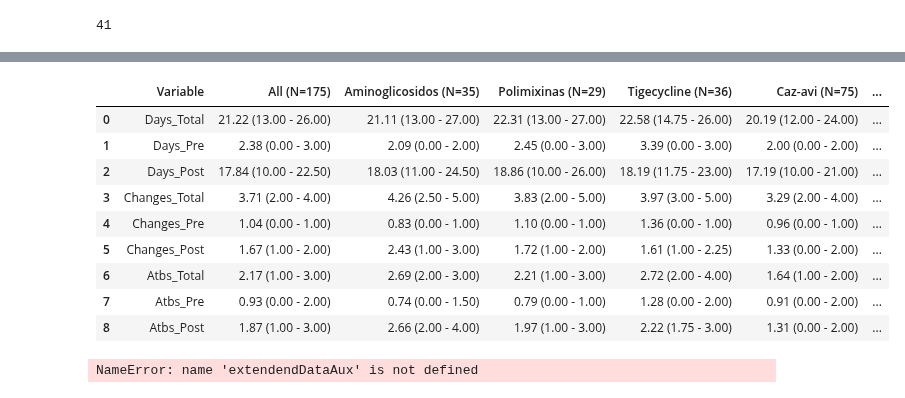
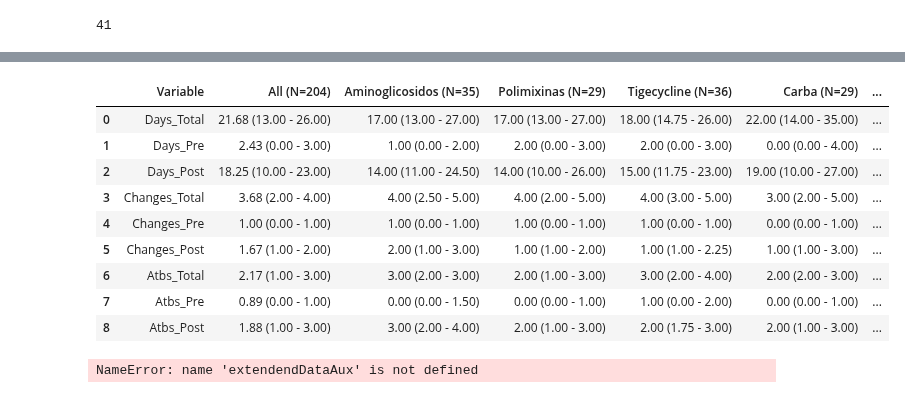
Before and after one commit to JuantonioMS/pystats_utils_base, a Jupyter notebook: plot.ipynb, the cells around one changed output, grey strips where cells are left out. Saved outputs shown, nothing was run; the diff lists cells and outputs as text; code cells hidden in the pictures.

```diff
--- a/plot.ipynb
+++ b/plot.ipynb
@@ -19,6 +19,8 @@ groups = {"Amikacin"    : "Aminoglicosidos",
           "Tigecycline" : "Tigecycline",
           "Colistin"    : "Polimixinas",
           "Polymyxin"   : "Polimixinas",
+          "Meropenem"   : "Carba",
+          "Ertapenem"   : "Carba",
           "Caz-avi"     : "Caz-avi"}
 
 result = {key : {time : {group : [] for group in groups.values()} for time in times} for key in keys}
@@ -33,7 +35,7 @@ for patient in patients:
                                                                  days = False) for element in step if element != "None"]
 
 
-    if "Caz-avi" in allAtbs: count += 1
+    if "Caz-avi" in allaAtbs: count += 1
 
     for atb in groups:
         if atb in allaAtbs:
@@ -126,10 +128,12 @@ template = {"Variable"        : [],
             "Aminoglicosidos" : [],
             "Polimixinas"     : [],
             "Tigecycline"     : [],
+            "Carba"           : [],
             "Caz-avi"         : [],
             "Caz-avi vs. Aminoglicosidos" : [],
             "Caz-avi vs. Polimixinas"     : [],
-            "Caz-avi vs. Tigecycline"     : []}
+            "Caz-avi vs. Tigecycline"     : [],
+            "Caz-avi vs. Carba"     : []}
 
 for column in data:
 
@@ -151,9 +155,9 @@ for column in data:
                                                                  np.percentile(data[column], 25),
                                                                  np.percentile(data[column], 75)))
 
-        for group in ["Aminoglicosidos", "Polimixinas", "Tigecycline", "Caz-avi"]:
+        for group in ["Aminoglicosidos", "Polimixinas", "Tigecycline", "Carba", "Caz-avi"]:
 
-            template[group].append("{:.2f} ({:.2f} - {:.2f})".format(np.mean(data[data["group"] == group][column]),
+            template[group].append("{:.2f} ({:.2f} - {:.2f})".format(np.median(data[data["group"] == group][column]),
                                                                      np.percentile(data[data["group"] == group][column], 25),
                                                                      np.percentile(data[data["group"] == group][column], 75)))
 
@@ -163,6 +167,7 @@ for column in data:
                 if "Aminoglicosidos" in pvalue: template["Caz-avi vs. Aminoglicosidos"].append("{:.3f}".format(result.pvalue[pvalue]))
                 if "Polimixinas" in pvalue: template["Caz-avi vs. Polimixinas"].append("{:.3f}".format(result.pvalue[pvalue]))
                 if "Tigecycline" in pvalue: template["Caz-avi vs. Tigecycline"].append("{:.3f}".format(result.pvalue[pvalue]))
+                if "Carba" in pvalue: template["Caz-avi vs. Carba"].append("{:.3f}".format(result.pvalue[pvalue]))
 
 
 result = pd.DataFrame(template)
@@ -179,20 +184,21 @@ result = pd.DataFrame(template)
 # %%
-result.rename(columns = {"All" : f"All (N={len(data)})",
+result = result.rename(columns = {"All" : f"All (N={len(data)})",
                          "Aminoglicosidos" : f"Aminoglicosidos (N={len(data[data['group'] == 'Aminoglicosidos'])})",
                          "Polimixinas" : f"Polimixinas (N={len(data[data['group'] == 'Polimixinas'])})",
                          "Tigecycline" : f"Tigecycline (N={len(data[data['group'] == 'Tigecycline'])})",
+                         "Carba"       : f"Carba (N={len(data[data['group'] == 'Carba'])})",
                          "Caz-avi" : f"Caz-avi (N={len(data[data['group'] == 'Caz-avi'])})"})
 # %% [output]
-|  | Variable | All (N=175) | Aminoglicosidos (N=35) | Polimixinas (N=29) | Tigecycline (N=36) | Caz-avi (N=75) | ... |
-| 0 | Days_Total | 21.22 (13.00 - 26.00) | 21.11 (13.00 - 27.00) | 22.31 (13.00 - 27.00) | 22.58 (14.75 - 26.00) | 20.19 (12.00 - 24.00) | ... |
-| 1 | Days_Pre | 2.38 (0.00 - 3.00) | 2.09 (0.00 - 2.00) | 2.45 (0.00 - 3.00) | 3.39 (0.00 - 3.00) | 2.00 (0.00 - 2.00) | ... |
-| 2 | Days_Post | 17.84 (10.00 - 22.50) | 18.03 (11.00 - 24.50) | 18.86 (10.00 - 26.00) | 18.19 (11.75 - 23.00) | 17.19 (10.00 - 21.00) | ... |
-| 3 | Changes_Total | 3.71 (2.00 - 4.00) | 4.26 (2.50 - 5.00) | 3.83 (2.00 - 5.00) | 3.97 (3.00 - 5.00) | 3.29 (2.00 - 4.00) | ... |
-| 4 | Changes_Pre | 1.04 (0.00 - 1.00) | 0.83 (0.00 - 1.00) | 1.10 (0.00 - 1.00) | 1.36 (0.00 - 1.00) | 0.96 (0.00 - 1.00) | ... |
-| 5 | Changes_Post | 1.67 (1.00 - 2.00) | 2.43 (1.00 - 3.00) | 1.72 (1.00 - 2.00) | 1.61 (1.00 - 2.25) | 1.33 (0.00 - 2.00) | ... |
-| 6 | Atbs_Total | 2.17 (1.00 - 3.00) | 2.69 (2.00 - 3.00) | 2.21 (1.00 - 3.00) | 2.72 (2.00 - 4.00) | 1.64 (1.00 - 2.00) | ... |
-| 7 | Atbs_Pre | 0.93 (0.00 - 2.00) | 0.74 (0.00 - 1.50) | 0.79 (0.00 - 1.00) | 1.28 (0.00 - 2.00) | 0.91 (0.00 - 2.00) | ... |
-| 8 | Atbs_Post | 1.87 (1.00 - 3.00) | 2.66 (2.00 - 4.00) | 1.97 (1.00 - 3.00) | 2.22 (1.75 - 3.00) | 1.31 (0.00 - 2.00) | ... |
+|  | Variable | All (N=204) | Aminoglicosidos (N=35) | Polimixinas (N=29) | Tigecycline (N=36) | Carba (N=29) | ... |
+| 0 | Days_Total | 21.68 (13.00 - 26.00) | 17.00 (13.00 - 27.00) | 17.00 (13.00 - 27.00) | 18.00 (14.75 - 26.00) | 22.00 (14.00 - 35.00) | ... |
+| 1 | Days_Pre | 2.43 (0.00 - 3.00) | 1.00 (0.00 - 2.00) | 2.00 (0.00 - 3.00) | 2.00 (0.00 - 3.00) | 0.00 (0.00 - 4.00) | ... |
+| 2 | Days_Post | 18.25 (10.00 - 23.00) | 14.00 (11.00 - 24.50) | 14.00 (10.00 - 26.00) | 15.00 (11.75 - 23.00) | 19.00 (10.00 - 27.00) | ... |
+| 3 | Changes_Total | 3.68 (2.00 - 4.00) | 4.00 (2.50 - 5.00) | 4.00 (2.00 - 5.00) | 4.00 (3.00 - 5.00) | 3.00 (2.00 - 5.00) | ... |
+| 4 | Changes_Pre | 1.00 (0.00 - 1.00) | 1.00 (0.00 - 1.00) | 1.00 (0.00 - 1.00) | 1.00 (0.00 - 1.00) | 0.00 (0.00 - 1.00) | ... |
+| 5 | Changes_Post | 1.67 (1.00 - 2.00) | 2.00 (1.00 - 3.00) | 1.00 (1.00 - 2.00) | 1.00 (1.00 - 2.25) | 1.00 (1.00 - 3.00) | ... |
+| 6 | Atbs_Total | 2.17 (1.00 - 3.00) | 3.00 (2.00 - 3.00) | 2.00 (1.00 - 3.00) | 3.00 (2.00 - 4.00) | 2.00 (2.00 - 3.00) | ... |
+| 7 | Atbs_Pre | 0.89 (0.00 - 1.00) | 0.00 (0.00 - 1.50) | 0.00 (0.00 - 1.00) | 1.00 (0.00 - 2.00) | 0.00 (0.00 - 1.00) | ... |
+| 8 | Atbs_Post | 1.88 (1.00 - 3.00) | 3.00 (2.00 - 4.00) | 2.00 (1.00 - 3.00) | 2.00 (1.75 - 3.00) | 2.00 (1.00 - 3.00) | ... |
 # %%
 result.to_excel("treatment_comparation.xlsx")
 # %%
```
Also changed, not shown: parts of 4 cells of this notebook, 3 other files.
